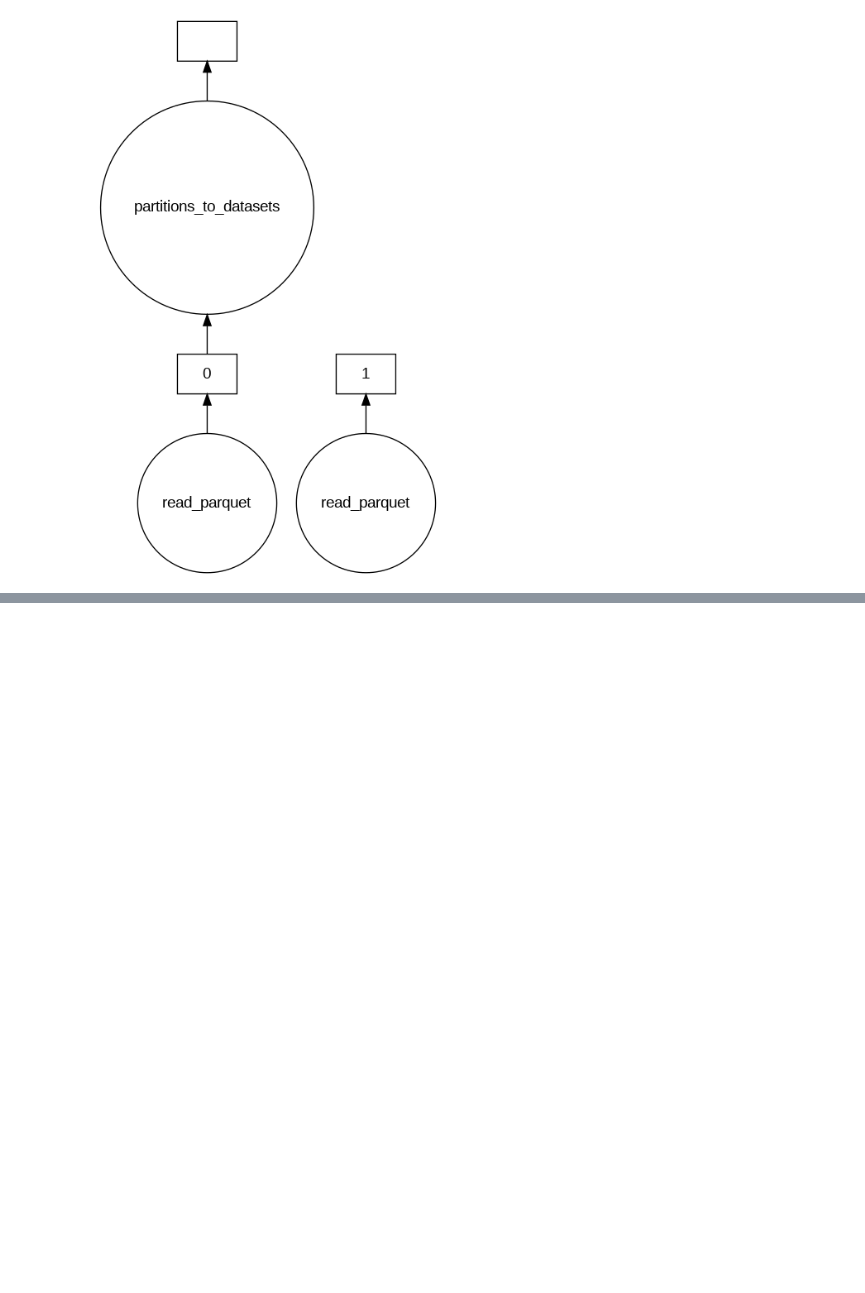
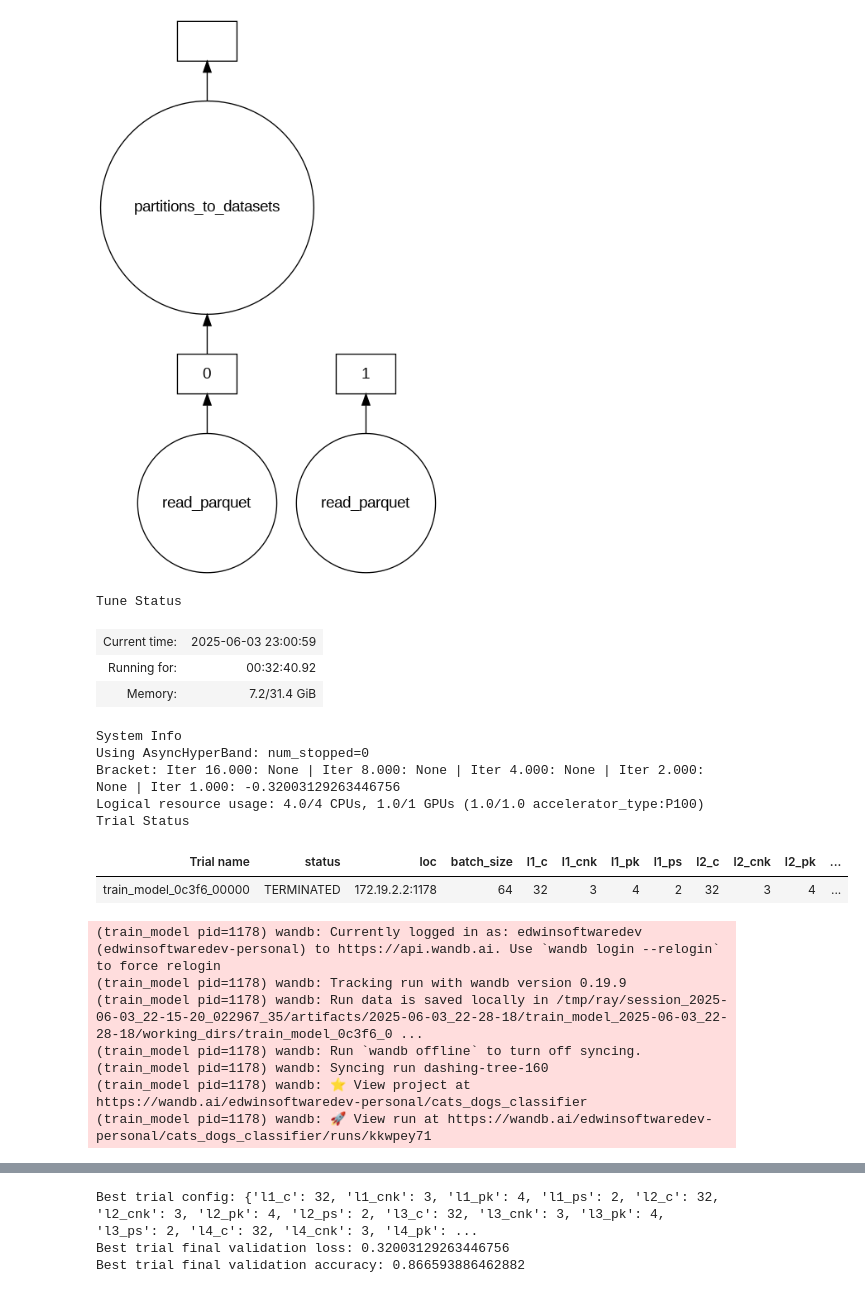
Before and after one commit to edwinsoftwaredev/ai-notebooks, a Jupyter notebook: cats_dogs_classifier.ipynb, the cells around one changed output, grey strips where cells are left out. Saved outputs shown, nothing was run; the diff lists cells and outputs as text; code cells hidden in the pictures; blank space fills up the shorter version.

```diff
--- a/cats_dogs_classifier.ipynb
+++ b/cats_dogs_classifier.ipynb
@@ -85,6 +124,8 @@ ddf = ddf.map_partitions(add_random_col)
 
 ddf = ddf.shuffle(ddf.columns[2], ignore_index=True)
 
+ddf.visualize()
+
 ddf.to_parquet('/content/cats_vs_dogs_parquet', schema={ 'image': pa.struct([('bytes', pa.binary()), ('path', pa.string())]), 'labels': pa.int64() })
 
 ddf = dd.read_parquet('/content/cats_vs_dogs_parquet')
@@ -93,8 +134,8 @@ ddf = ddf.random_split([0.8, 0.2], random_state=123, shuffle=True)
 
 train_set, test_set = ddf
 
-train_datasets = [partitions_to_datasets(partition) for partition in train_set.to_delayed()]
-test_datasets = [partitions_to_datasets(partition) for partition in test_set.to_delayed()]
+train_datasets = [partitions_to_datasets(partition, False) for partition in train_set.to_delayed()]
+test_datasets = [partitions_to_datasets(partition, True) for partition in test_set.to_delayed()]
 # %%
 train_datasets[0].visualize()
 # %% [output]
@@ -245,8 +300,16 @@ def train_model(config):
         config['l2_ps'],
         config['l3_c'],
         config['l3_cnk'],
+        config['l3_pk'],
+        config['l3_ps'],
         config['l4_c'],
         config['l4_cnk'],
+        config['l4_pk'],
+        config['l4_ps'],
+        config['l5_c'],
+        config['l5_cnk'],
+        config['l5_pk'],
+        config['l5_ps'],
     )
 
     model.to(device)
@@ -254,7 +317,7 @@ def train_model(config):
     loss_fn = torch.nn.BCEWithLogitsLoss()
     optim = torch.optim.Adam(model.parameters(), lr=lr)
 
-    wandb.init(project='cats_dogs_classifier', group='experiment_6', config=config)
+    wandb.init(project='cats_dogs_classifier', group='experiment_9', config=config)
 
 
     raytune_load_checkpoint(model, optim)
@@ -275,7 +338,7 @@ def train_model(config):
                 train_datasets[partition].compute(),
                 batch_size=batch_size,
                 shuffle=True,
-                num_workers=2,
+                num_workers=4,
                 pin_memory=True,
                 # Note that images vary in size and
                 # batches are tuples not torch.Tensor
@@ -286,7 +349,7 @@ def train_model(config):
                 test_datasets[partition].compute(),
                 batch_size=batch_size,
                 shuffle=True,
-                num_workers=2,
+                num_workers=4,
                 pin_memory=True,
                 # Note that images vary in size and
                 # batches are tuples not torch.Tensor
@@ -331,23 +394,32 @@ def train_model(config):
     wandb.finish()
 # %%
 config = {
-    'l1_c': tune.choice([16]),
-    'l1_cnk': tune.choice([4]),
-    'l1_pk': tune.choice([3]),
+    'l1_c': tune.choice([32]),
+    'l1_cnk': tune.choice([3]),
+    'l1_pk': tune.choice([4]),
     'l1_ps': tune.choice([2]),
 
     'l2_c': tune.choice([32]),
-    'l2_cnk': tune.choice([4]),
-    'l2_pk': tune.choice([3]),
+    'l2_cnk': tune.choice([3]),
+    'l2_pk': tune.choice([4]),
     'l2_ps': tune.choice([2]),
 
-    'l3_c': tune.choice([64]),
-    'l3_cnk': tune.choice([4]),
+    'l3_c': tune.choice([32]),
+    'l3_cnk': tune.choice([3]),
+    'l3_pk': tune.choice([4]),
+    'l3_ps': tune.choice([2]),
 
-    'l4_c': tune.choice([64]),
-    'l4_cnk': tune.choice([4]),
+    'l4_c': tune.choice([32]),
+    'l4_cnk': tune.choice([3]),
+    'l4_pk': tune.choice([4]),
+    'l4_ps': tune.choice([2]),
 
-    'lr': tune.choice([1e-3]),
+    'l5_c': tune.choice([64]),
+    'l5_cnk': tune.choice([3]),
+    'l5_pk': tune.choice([4]),
+    'l5_ps': tune.choice([2]),
+
+    'lr': tune.choice([3e-3]),
     'batch_size': tune.choice([64]),
     'epochs': 20,
     'num_trials': 1,
@@ -355,31 +427,51 @@ config = {
 
 scheduler = ASHAScheduler(
     time_attr='training_iteration',
     max_t=config['epochs'],
     grace_period=1,
     reduction_factor=2
 )
 
 tuner = tune.Tuner(
     tune.with_resources(
         tune.with_parameters(train_model),
-        resources={ 'cpu': 2, 'gpu': 1, 'accelerator_type:T4': 1 }
+        # resources={}
+        resources={ 'cpu': 4, 'gpu': 1, 'accelerator_type:P100': 1 }
     ),
 
     tune_config=tune.TuneConfig(
         metric='test_loss',
         mode='min',
         scheduler=scheduler,
         num_samples=config['num_trials']
     ),
 
     param_space=config
 )
 
 results = tuner.fit()
 
 best_result = results.get_best_result('test_loss', 'min')
 
 print(f'Best trial config: { best_result.config }')
 print(f'Best trial final validation loss: { best_result.metrics["test_loss"] }')
 print(f'Best trial final validation accuracy: { best_result.metrics["test_accuracy"] }')
+# %% [output]
+Tune Status
+| Current time: | 2025-06-03 23:00:59 |
+| Running for: | 00:32:40.92 |
+| Memory: | 7.2/31.4 GiB |
+System Info
+Using AsyncHyperBand: num_stopped=0
+Bracket: Iter 16.000: None | Iter 8.000: None | Iter 4.000: None | Iter 2.000: None | Iter 1.000: -0.32003129263446756
+Logical resource usage: 4.0/4 CPUs, 1.0/1 GPUs (1.0/1.0 accelerator_type:P100)
+Trial Status
+| Trial name | status | loc | batch_size | l1_c | l1_cnk | l1_pk | l1_ps | l2_c | l2_cnk | l2_pk | ... |
+| train_model_0c3f6_00000 | TERMINATED | 172.19.2.2:1178 | 64 | 32 | 3 | 4 | 2 | 32 | 3 | 4 | ... |
+(train_model pid=1178) wandb: Currently logged in as: edwinsoftwaredev (edwinsoftwaredev-personal) to https://api.wandb.ai. Use `wandb login --relogin` to force relogin
+(train_model pid=1178) wandb: Tracking run with wandb version 0.19.9
+(train_model pid=1178) wandb: Run data is saved locally in /tmp/ray/session_2025-06-03_22-15-20_022967_35/artifacts/2025-06-03_22-28-18/train_model_2025-06-03_22-28-18/working_dirs/train_model_0c3f6_0 ...
+(train_model pid=1178) wandb: Run `wandb offline` to turn off syncing.
+(train_model pid=1178) wandb: Syncing run dashing-tree-160
+(train_model pid=1178) wandb: ⭐️ View project at https://wandb.ai/edwinsoftwaredev-personal/cats_dogs_classifier
+(train_model pid=1178) wandb: 🚀 View run at https://wandb.ai/edwinsoftwaredev-personal/cats_dogs_classifier/runs/kkwpey71
@@ -385,0 +512,3 @@ print(f'Best trial final validation accuracy: { best_result.metrics["test_accura
+Best trial config: {'l1_c': 32, 'l1_cnk': 3, 'l1_pk': 4, 'l1_ps': 2, 'l2_c': 32, 'l2_cnk': 3, 'l2_pk': 4, 'l2_ps': 2, 'l3_c': 32, 'l3_cnk': 3, 'l3_pk': 4, 'l3_ps': 2, 'l4_c': 32, 'l4_cnk': 3, 'l4_pk': ...
+Best trial final validation loss: 0.32003129263446756
+Best trial final validation accuracy: 0.866593886462882
```
Also changed, not shown: parts of 7 cells of this notebook.
